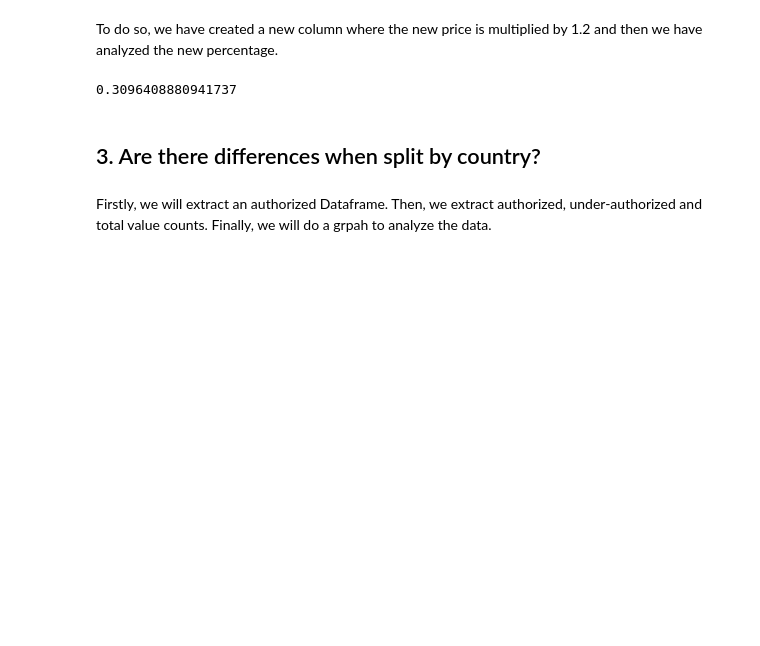
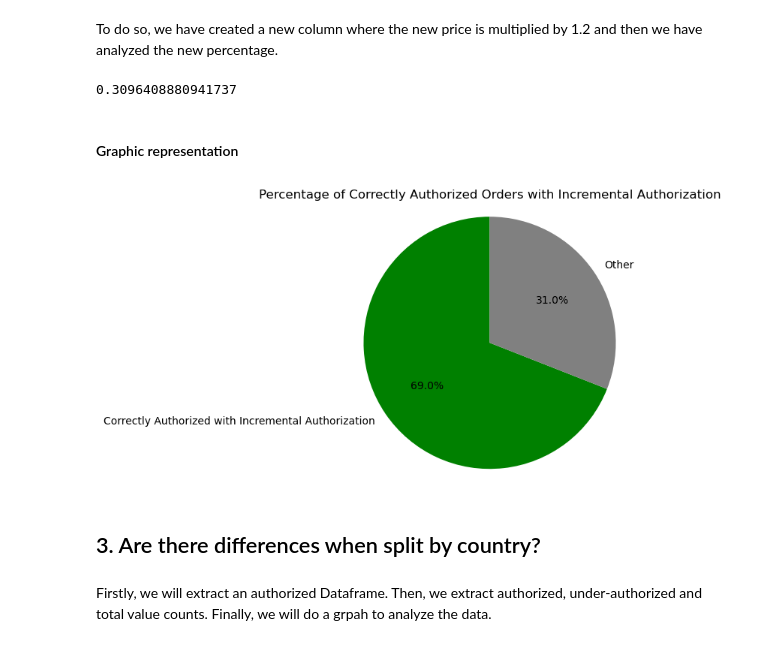
Before and after one commit to polsanchez1997/products-analytics, a Jupyter notebook: main.ipynb, the cells around one changed output. Drawn from its saved outputs; the diff is of its cells as text; code cells hidden in the pictures; blank space fills up the shorter version.

```diff
--- a/main.ipynb
+++ b/main.ipynb
@@ -95,6 +120,24 @@ percentage_good_with_checkout = df_under_authorized_checkout.shape[0] / df.shape
 percentage_good_with_checkout
 # %% [output]
 0.3096408880941737
+# %% [markdown]
+#### Graphic representation
+# %%
+df_correctly_authorized_checkout = df[df['products_total_checkout'] >= df['purchase_total_price']]
+
+percentage_good_with_checkout = df_correctly_authorized_checkout.shape[0] / df.shape[0]
+
+labels = ['Correctly Authorized with Incremental Authorization', 'Other']
+sizes = [percentage_good_with_checkout, 1 - percentage_good_with_checkout]
+
+fig, ax = plt.subplots()
+ax.pie(sizes, labels=labels, autopct='%1.1f%%', startangle=90, colors=['green', 'grey'])
+ax.axis('equal')
+
+plt.title('Percentage of Correctly Authorized Orders with Incremental Authorization')
+plt.show()
+# %% [output]
+[figure, added]
 # %% [markdown]
 ## 3. Are there differences when split by country?
 # %% [markdown]
```
Also changed, not shown: parts of 4 cells of this notebook, 1 other file.
